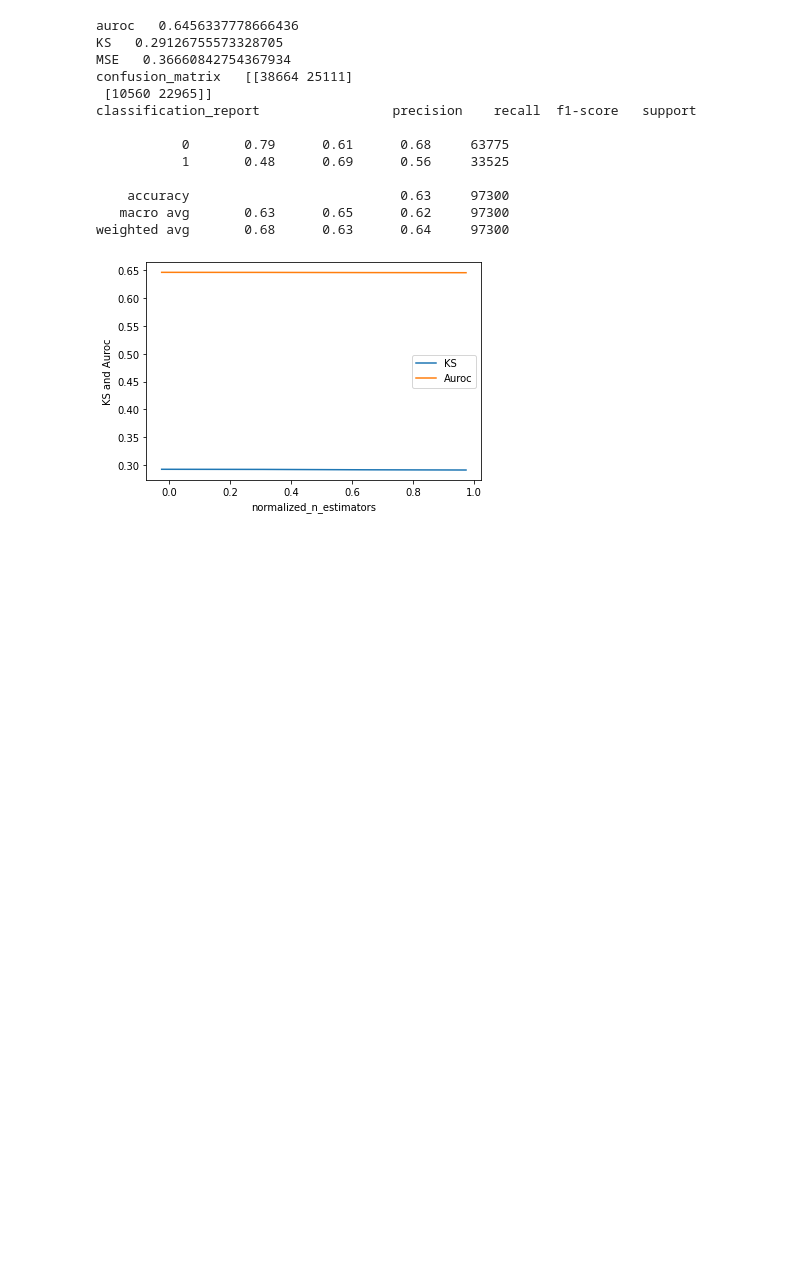
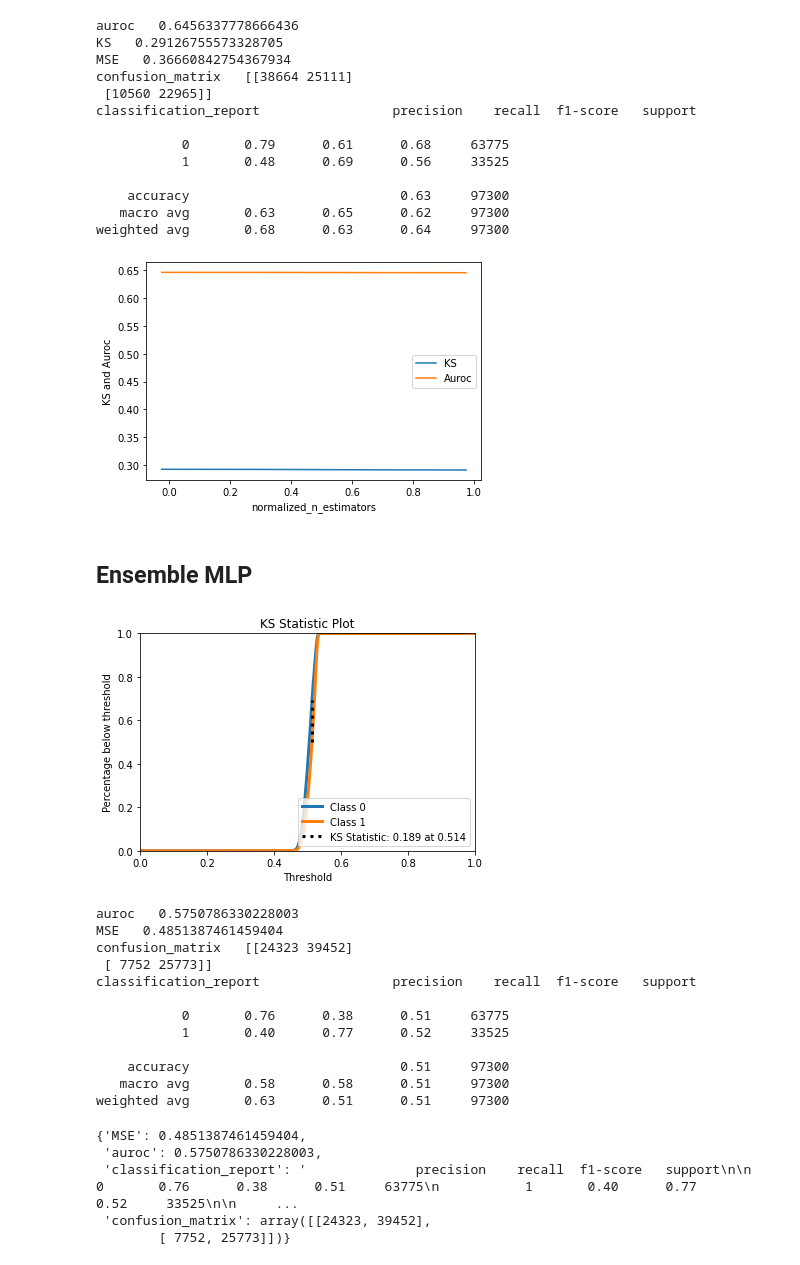
Before and after one commit to pietromasur/credit-risk-analysis, a Jupyter notebook: credit_risk_analysis.ipynb, the cells around one changed output. Drawn from its saved outputs; the diff is of its cells as text; code cells hidden in the pictures; blank space fills up the shorter version.

```diff
--- a/credit_risk_analysis.ipynb
+++ b/credit_risk_analysis.ipynb
@@ -165,6 +166,14 @@ validation_x = validate.iloc[:, 0:244]
 validation_Y = validate.iloc[:, -1]
 validation_data = RiskAnalysisDataset(validation_x.values, validation_Y.values)
 
+#train and validation for gradient boosting
+train_and_validation_x = pd.concat([train_x, validation_x])
+train_and_validation_Y = pd.concat([train_Y, validation_Y])
+
+#fraction of validation
+validation_fraction = len(validation_x.values)/len(train_x.values)
+validation_fraction
+
 test_x = test.iloc[:, 0:244]
 test_Y = test.iloc[:, -1]
 test_data = RiskAnalysisDataset(test_x.values, test_Y.values)
@@ -172,11 +181,10 @@ test_data = RiskAnalysisDataset(test_x.values, test_Y.values)
 ## Metrics used for evaluation
 # %%
 from sklearn.metrics import roc_curve, auc, mean_squared_error, confusion_matrix, classification_report
-from scipy.stats import ks_2samp, kstest
+from scipy.stats import ks_2samp
 import scikitplot as skplt
 import matplotlib
 import matplotlib.pyplot as plt
-import seaborn as sns
 
 def ks_stat(y, yhat):
     return ks_2samp(yhat[y==1], yhat[y!=1]).statistic
@@ -190,20 +198,13 @@ def get_metrics(y, yhat, y_proba=None):
     plt.show()
   false_positive_rate, true_positive_rate, thresholds = roc_curve(y, yhat)
   results['auroc'] = auc(false_positive_rate, true_positive_rate)
-  # results['KS'] = ks_stat(y, y_proba)
+ # results['KS'] = ks_stat(y, y_proba)
   results['MSE'] = mean_squared_error(y,yhat)
-  sns.heatmap(confusion_matrix(y, yhat), annot=True, cmap='Blues')
-  results['confusion_matrix'] = confusion_matrix(y, yhat)
+  results['confusion_matrix'] = confusion_matrix(y,yhat)
   results['classification_report'] = classification_report(y,yhat)
   for key in results:
     print(key, ' ' , str(results[key]))
   return results
-
-#RF_model = RandomForestClassifier(max_features = 7, max_depth = 10)
-#RF_model.fit(train_x, train_Y)
-#y_pred = RF_model.predict(validation_x)
-#y_proba = RF_model.predict_proba(validation_x)
-#results = get_metrics(validation_Y, y_pred, y_proba)
 # %% [markdown]
 ## MLP
 # %% [markdown]
@@ -774,3 +775,34 @@ plt.legend()
 plt.show()
 # %% [output]
 [figure]
+# %% [markdown]
+## Ensemble MLP
+# %%
+model_MLP = MLPClassifier(hidden_layer_sizes=[5,5],learning_rate = 'adaptive', learning_rate_init=0.005, validation_fraction=validation_fraction, n_iter_no_change = 20, early_stopping = True, max_iter= 200)
+model_bg = BaggingClassifier(base_estimator= model_MLP, n_estimators=100, bootstrap=True)
+
+model_bg.fit(train_and_validation_x.values, train_and_validation_Y.values)
+
+yhat = model_bg.predict(test_x.values)
+y_proba = model_bg.predict_proba(test_x.values)
+
+get_metrics(test_Y.values, yhat, y_proba)
+# %% [output]
+[figure, added]
+auroc   0.5750786330228003
+MSE   0.4851387461459404
+confusion_matrix   [[24323 39452]
+ [ 7752 25773]]
+classification_report                 precision    recall  f1-score   support
+
+           0       0.76      0.38      0.51     63775
+           1       0.40      0.77      0.52     33525
+
+    accuracy                           0.51     97300
+   macro avg       0.58      0.58      0.51     97300
+weighted avg       0.63      0.51      0.51     97300
+{'MSE': 0.4851387461459404,
+ 'auroc': 0.5750786330228003,
+ 'classification_report': '              precision    recall  f1-score   support\n\n           0       0.76      0.38      0.51     63775\n           1       0.40      0.77      0.52     33525\n\n     ...
+ 'confusion_matrix': array([[24323, 39452],
+        [ 7752, 25773]])}
```
Also changed, not shown: parts of 27 cells of this notebook, 1 other file.
